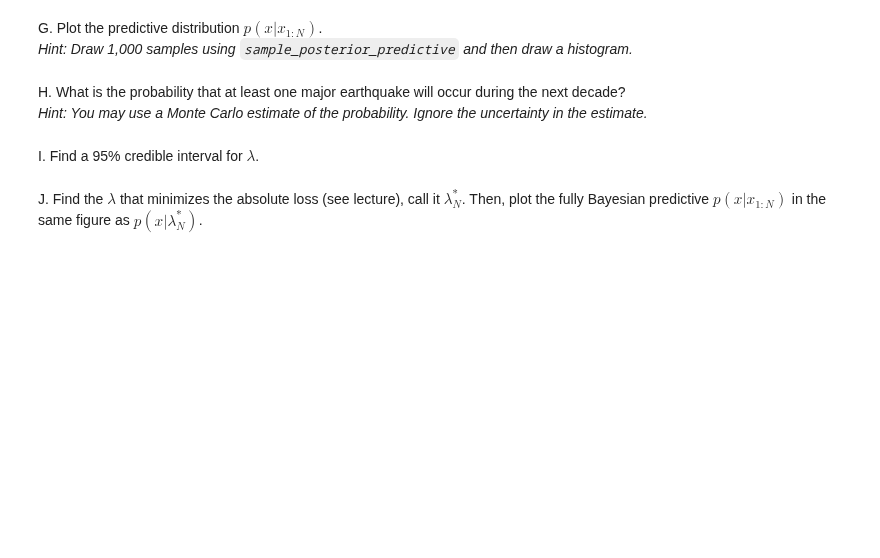
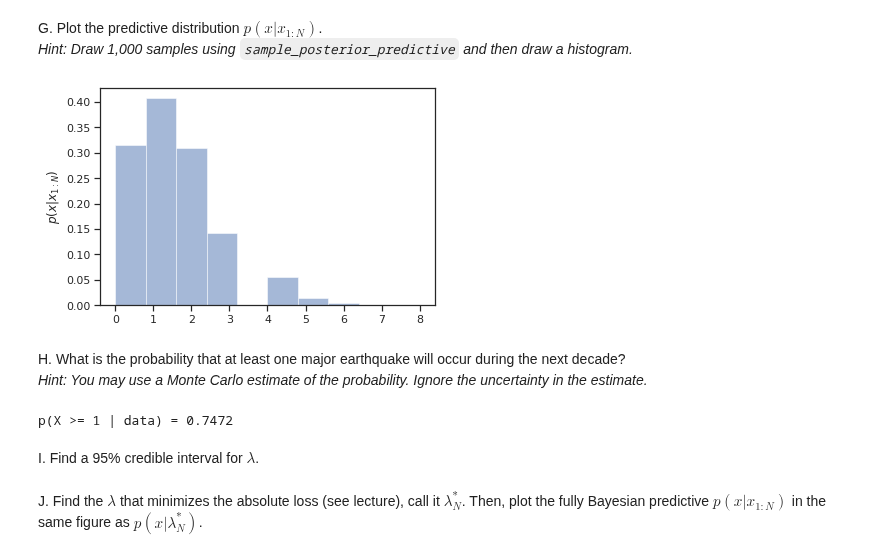
Before and after one commit to schemp98/data-analytics-se, a Jupyter notebook: lecturebook/homework/homework-03_SCC.ipynb, the cells around one changed output. Saved outputs shown, nothing was run; the diff lists cells and outputs as text; code cells hidden in the pictures; blank space fills up the shorter version.

```diff
--- a/lecturebook/homework/homework-03_SCC.ipynb
+++ b/lecturebook/homework/homework-03_SCC.ipynb
@@ -709,3 +694,13 @@ G. Plot the predictive distribution $p(x|x_{1:N})$.
+# %%
+# Your code here
+num_samples = 1000
+samples = sample_posterior_predictive(num_samples, lambda_post)
+fig, ax = plt.subplots()
+plt.hist(samples, alpha=0.5, density=True)
+
+ax.set_ylabel('$p(x|x_{1:N})$');
+# %% [output]
+[figure, added]
 # %% [markdown]
 H. What is the probability that at least one major earthquake will occur during the next decade?
 <br>
@@ -720,9 +715,11 @@ for i in range(num_samples):
     if samples[i] >=1:
         count += 1
 
-prob_of_major_eq = # YOUR ESTIMATE HERE
+prob_of_major_eq = count/num_samples
 
 print(f"p(X >= 1 | data) = {prob_of_major_eq}")
+# %% [output]
+p(X >= 1 | data) = 0.7472
 # %% [markdown]
 I. Find a 95\% credible interval for $\lambda$.
 # %%
```
Also changed, not shown: parts of 18 cells of this notebook.
